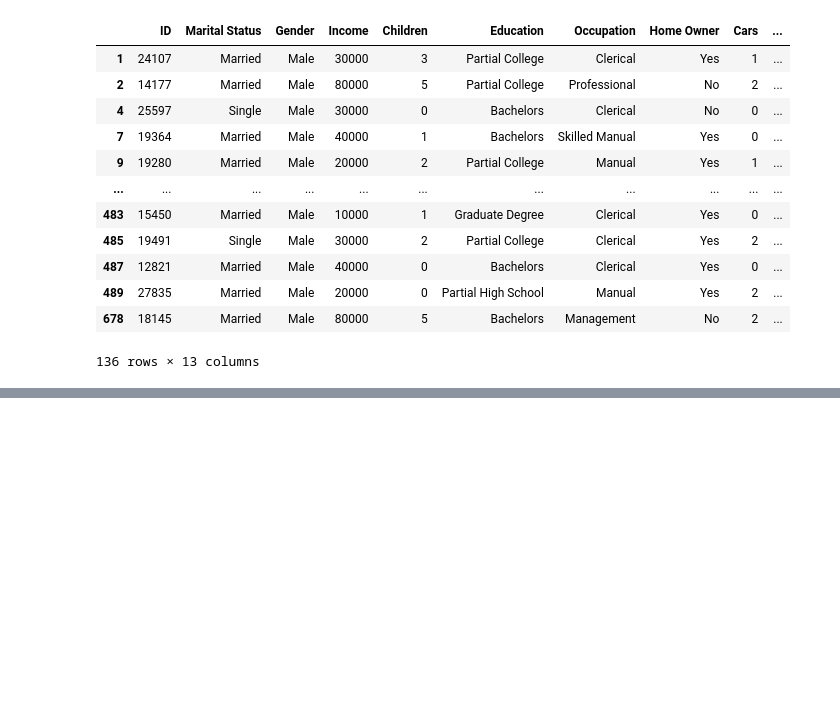
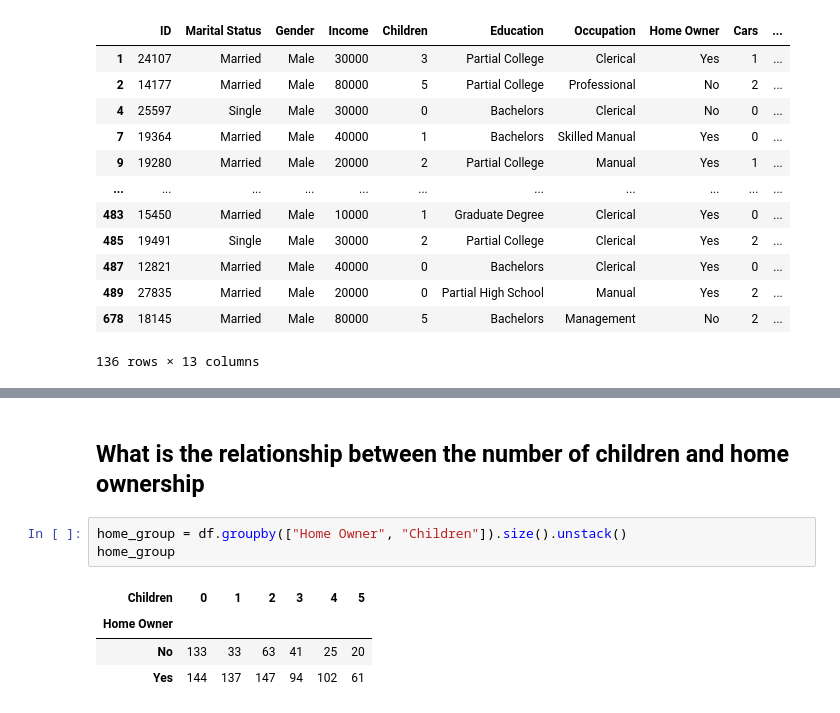
Before and after one commit to abhisunny2610/Data-Science, a Jupyter notebook: Visualization/Bike Buyers Anlys.ipynb, the cells around one changed output, grey strips where cells are left out. Cells and saved outputs as stored; diff of their text form; blank space fills up the shorter version.

```diff
--- a/Visualization/Bike Buyers Anlys.ipynb
+++ b/Visualization/Bike Buyers Anlys.ipynb
@@ -164,0 +192,10 @@ plt.show()
+# %% [markdown]
+## What is the relationship between the number of children and home ownership
+# %%
+home_group = df.groupby(["Home Owner", "Children"]).size().unstack()
+home_group
+# %% [output]
+| Children | 0 | 1 | 2 | 3 | 4 | 5 |
+| Home Owner |  |  |  |  |  |  |
+| No | 133 | 33 | 63 | 41 | 25 | 20 |
+| Yes | 144 | 137 | 147 | 94 | 102 | 61 |
```
Also changed, not shown: parts of 5 cells of this notebook.
